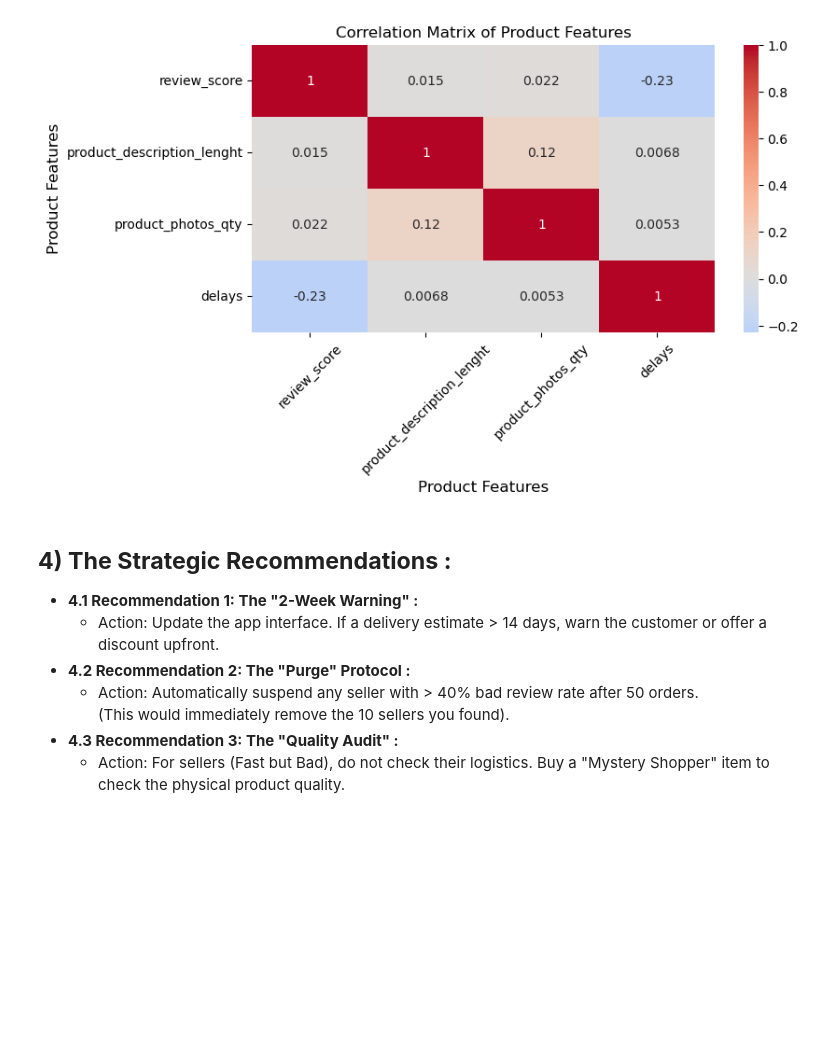
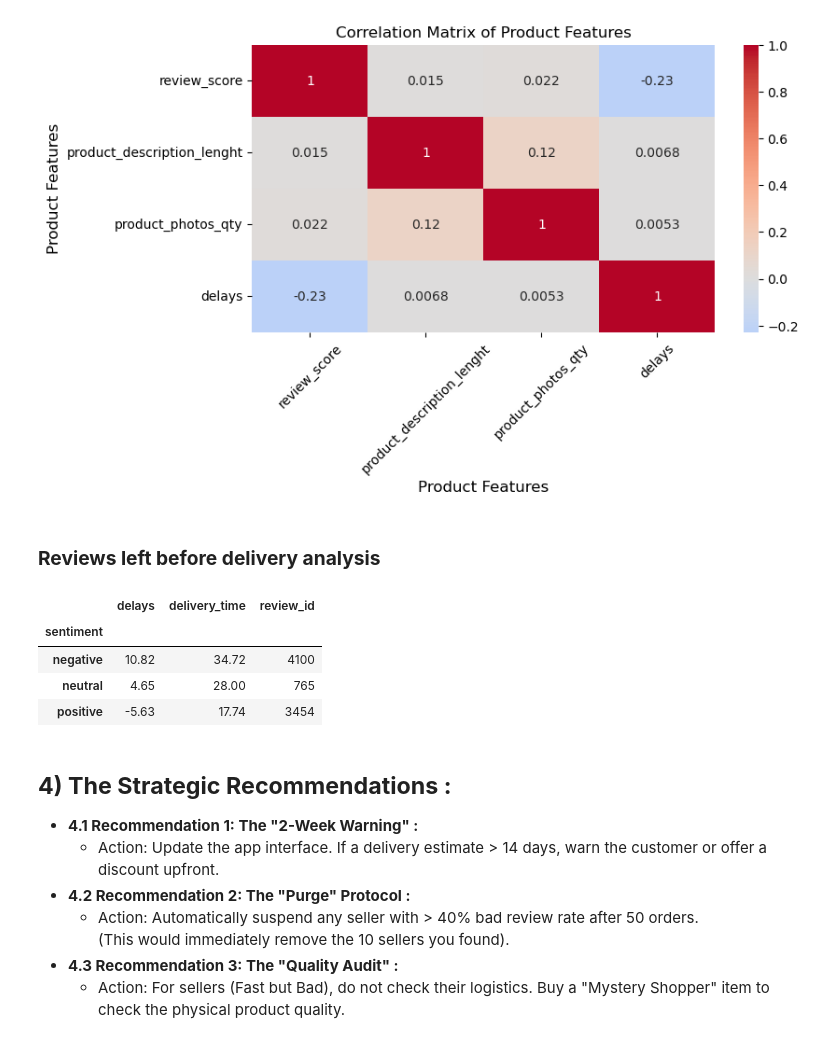
Before and after one commit to annalwiz/Case_studies, a Jupyter notebook: Olist_retailer/Source/Olist.ipynb, the cells around one changed output. Saved outputs shown, nothing was run; the diff lists cells and outputs as text; code cells hidden in the pictures; blank space fills up the shorter version.

```diff
--- a/Olist_retailer/Source/Olist.ipynb
+++ b/Olist_retailer/Source/Olist.ipynb
@@ -699,6 +717,24 @@ plt.ylabel('Product Features', fontsize=12)
 plt.show()
 # %% [output]
 [figure]
+# %% [markdown]
+### **Reviews left before delivery analysis**
+# %%
+# Let's check the number of order reviewed before delivery :
+order_review[order_review['review_creation_date'] < order_review['order_delivered_customer_date']].shape[0] # There are 8319
+# Let's group these oders by sentiment :
+pre_delivery_reviews = order_review[order_review['review_creation_date'] < order_review['order_delivered_customer_date']]
+pre_delivery_sentiment = pre_delivery_reviews.groupby('sentiment').agg({'delays': 'mean', # The "Promise Gap"
+                                                                        'delivery_time': 'mean',   # The "Physical Time"
+                                                                        'review_id': 'count'
+                                                                       }).round(2)
+pre_delivery_sentiment
+# %% [output]
+|  | delays | delivery_time | review_id |
+| sentiment |  |  |  |
+| negative | 10.82 | 34.72 | 4100 |
+| neutral | 4.65 | 28.00 | 765 |
+| positive | -5.63 | 17.74 | 3454 |
 # %% [markdown]
 ## **4) The Strategic Recommendations :**
 * **4.1 Recommendation 1: The "2-Week Warning" :**
```
Also changed, not shown: parts of 5 cells of this notebook, 7 other files.
